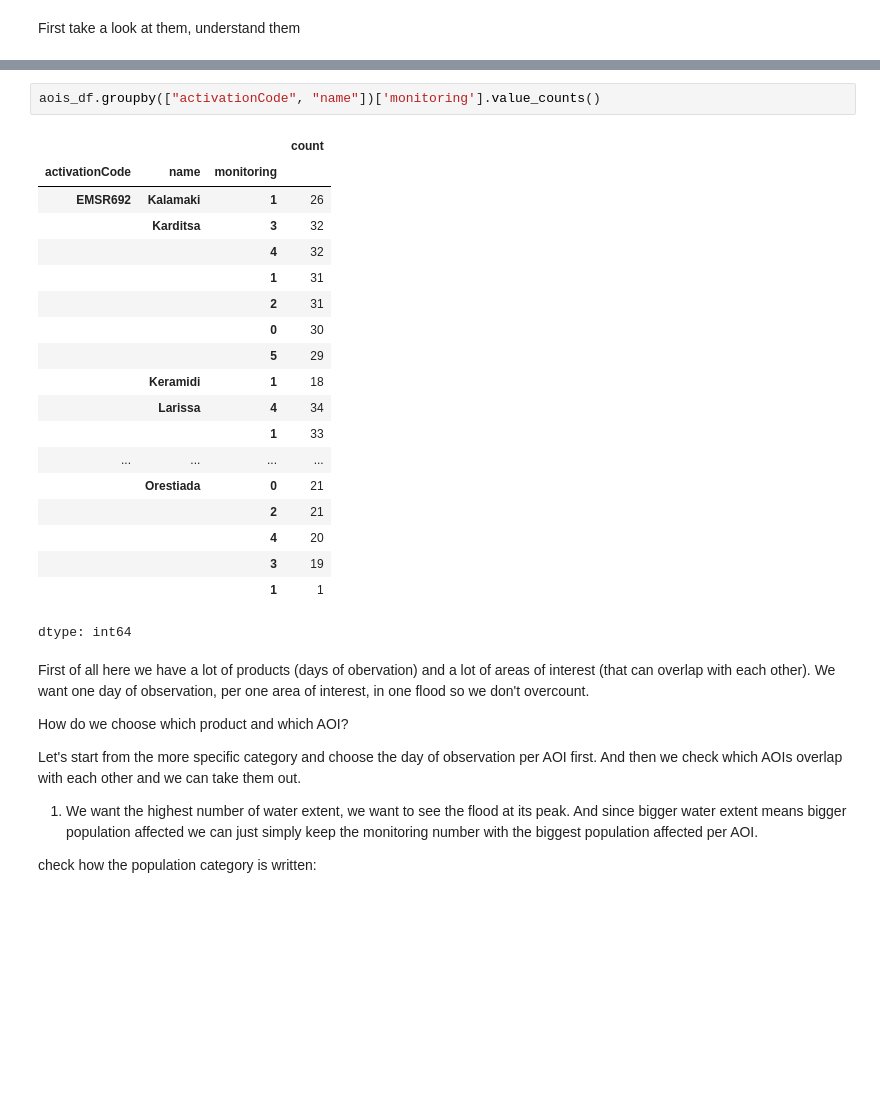
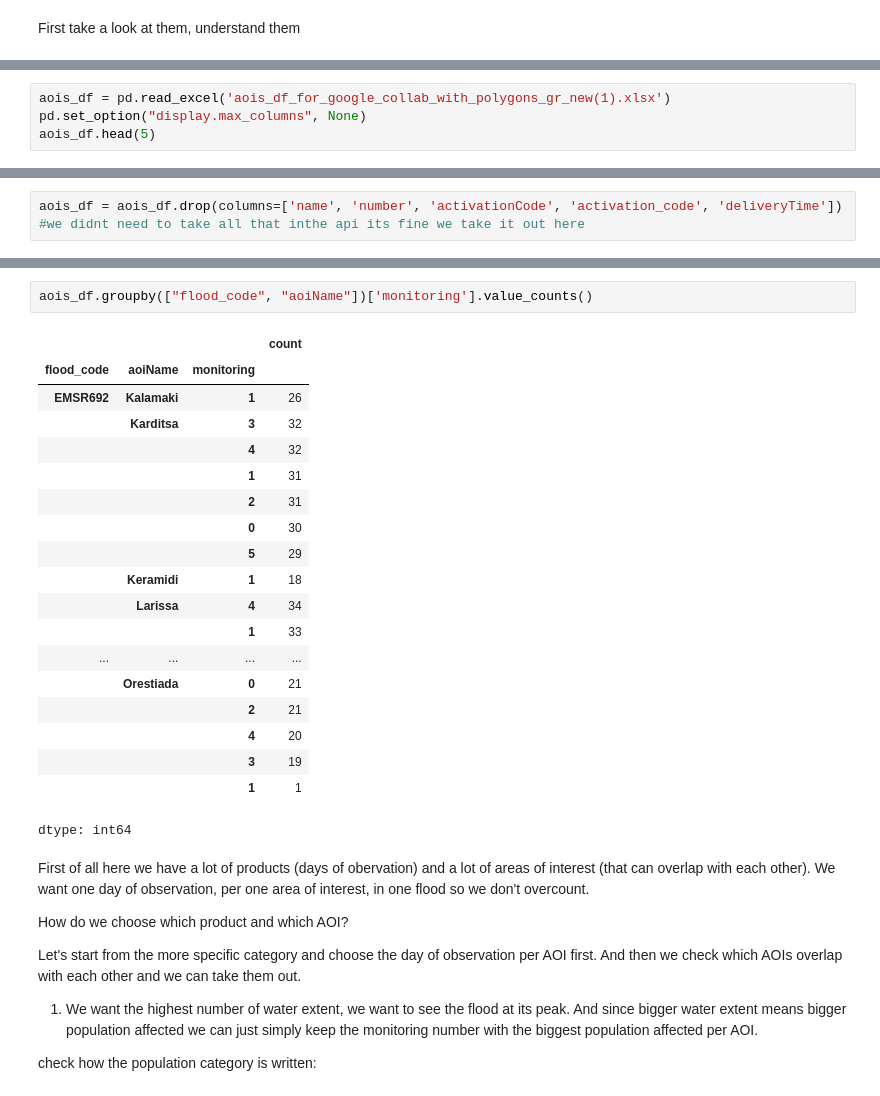
Before and after one commit to konstantinamalt/konstantinamalt.github.io, a Jupyter notebook: MASTERCLASS_DH26_copernicus_api_requests.ipynb, the cells around one changed output, grey strips where cells are left out. Saved outputs shown, nothing was run; the diff lists cells and outputs as text; blank space fills up the shorter version.

```diff
--- a/MASTERCLASS_DH26_copernicus_api_requests.ipynb
+++ b/MASTERCLASS_DH26_copernicus_api_requests.ipynb
@@ -349,0 +419,4 @@ First take a look at them, understand them
+# %%
+aois_df = pd.read_excel('aois_df_for_google_collab_with_polygons_gr_new(1).xlsx')
+pd.set_option("display.max_columns", None)
+aois_df.head(5)
@@ -350 +430,3 @@ First take a look at them, understand them
+# %%
+aois_df = aois_df.drop(columns=['name', 'number', 'activationCode', 'activation_code', 'deliveryTime']) #we didnt need to take all that inthe api its fine we take it out here
 # %%
@@ -376,10 +463,10 @@ aois_df.groupby("activationCode")['name'].value_counts()
 |  | Feres | 70 |
 dtype: int64
 # %%
-aois_df.groupby(["activationCode", "name"])['monitoring'].value_counts()
+aois_df.groupby(["flood_code", "aoiName"])['monitoring'].value_counts()
 # %% [output]
 |  |  |  | count |
-| activationCode | name | monitoring |  |
+| flood_code | aoiName | monitoring |  |
 | EMSR692 | Kalamaki | 1 | 26 |
 |  | Karditsa | 3 | 32 |
 |  |  | 4 | 32 |
```
Also changed, not shown: parts of 83 cells of this notebook.
